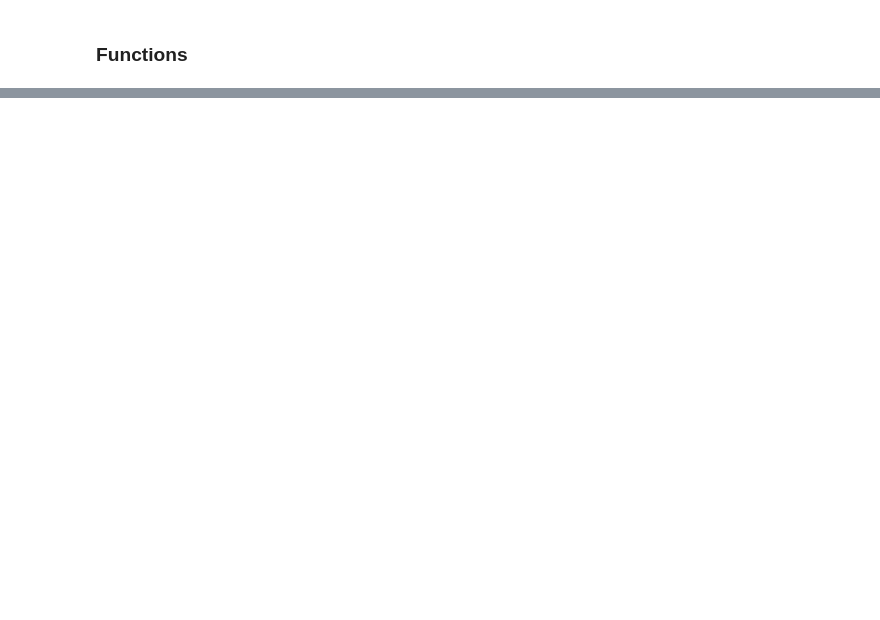
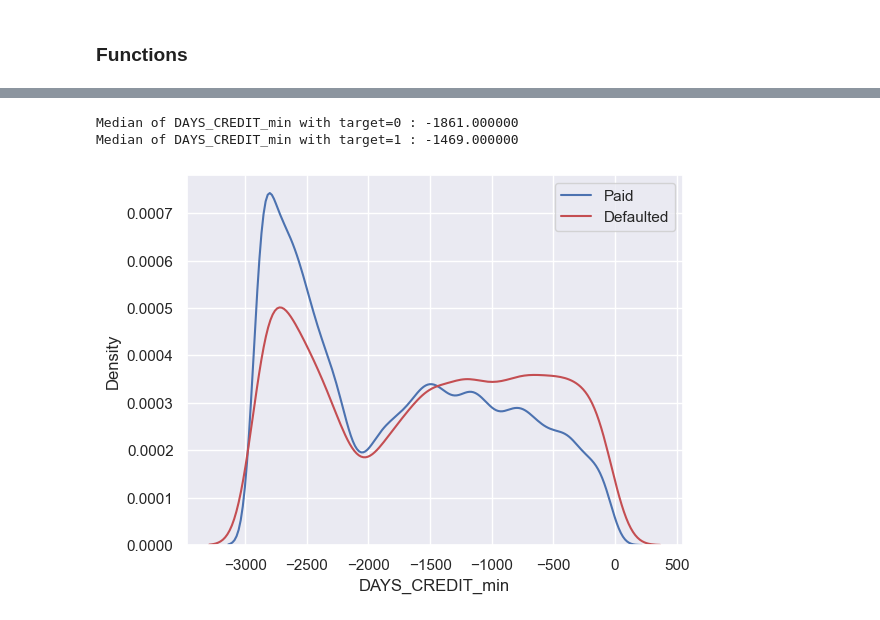
Before and after one commit to seg-fault123/bdm_project, a Jupyter notebook: bureau.ipynb, the cells around one changed output, grey strips where cells are left out. Saved outputs shown, nothing was run; the diff lists cells and outputs as text; code cells hidden in the pictures; blank space fills up the shorter version.

```diff
--- a/bureau.ipynb
+++ b/bureau.ipynb
@@ -240,0 +276,7 @@ def median_vs_target(feature, data):
+# %%
+plot_kde_vs_target('DAYS_CREDIT_min', numerical_frame)
+median_vs_target('DAYS_CREDIT_min', numerical_frame)
+# %% [output]
+Median of DAYS_CREDIT_min with target=0 : -1861.000000
+Median of DAYS_CREDIT_min with target=1 : -1469.000000
+[figure, added]
```
Also changed, not shown: parts of 47 cells of this notebook.
